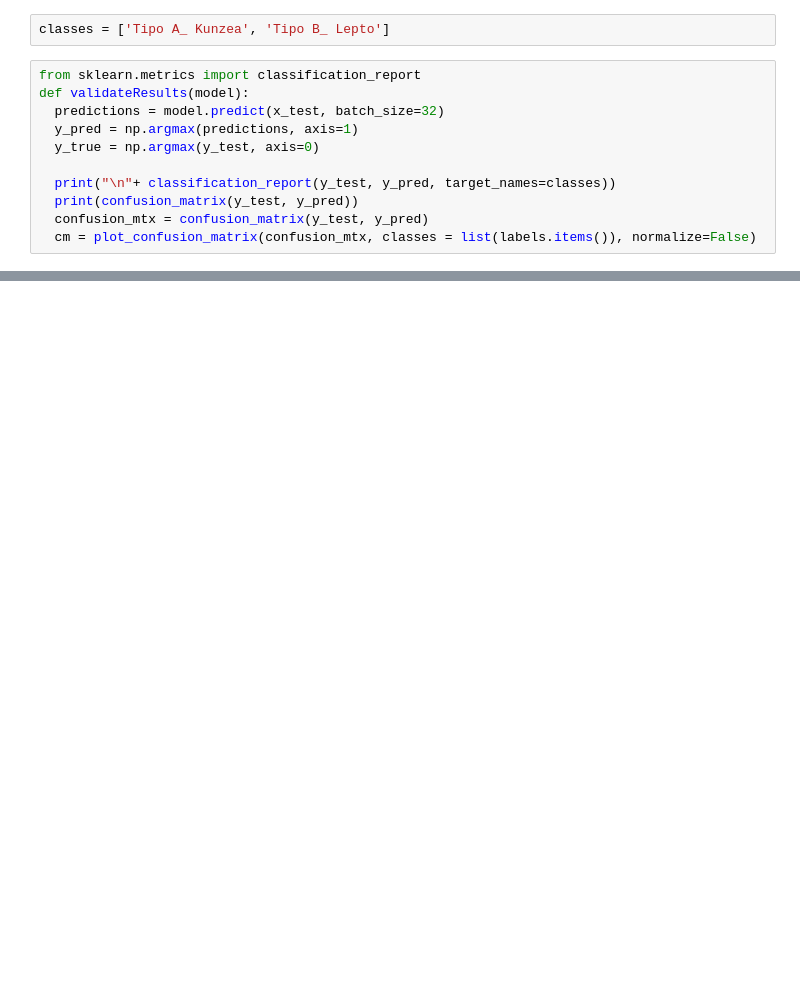
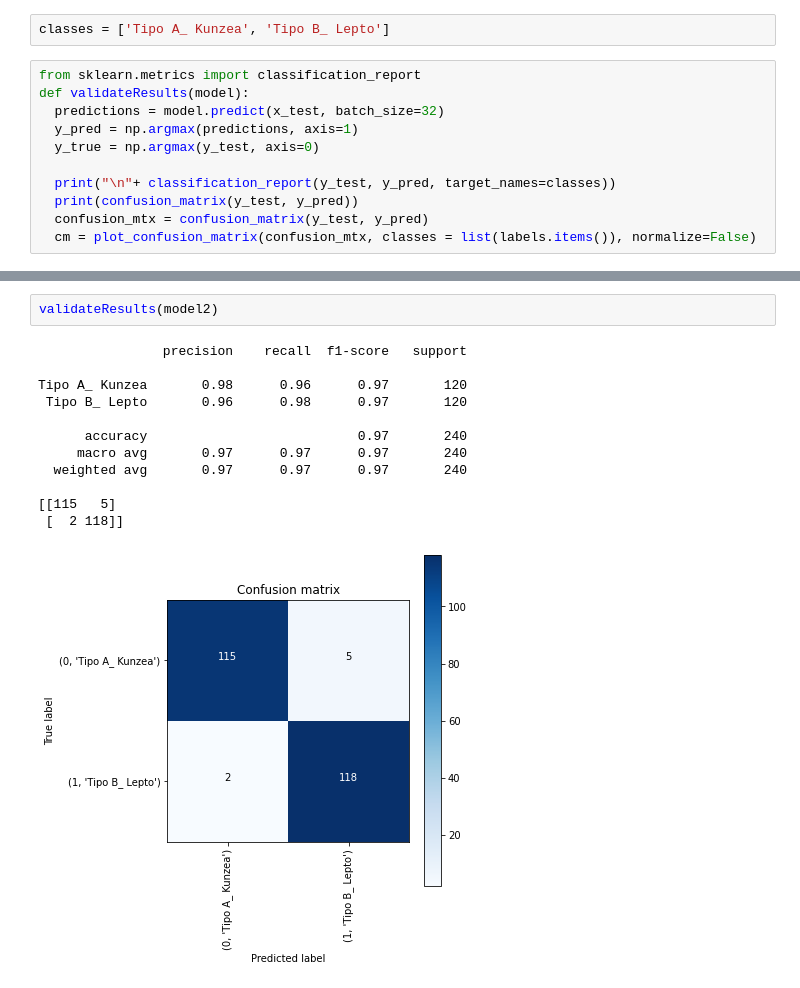
Before and after one commit to DayrisRM/Mineria_PR2, a Jupyter notebook: CNN_models.ipynb, the cells around one changed output, grey strips where cells are left out. Drawn from its saved outputs; the diff is of its cells as text; blank space fills up the shorter version.

```diff
--- a/CNN_models.ipynb
+++ b/CNN_models.ipynb
@@ -235,0 +312,15 @@ Tipo A_ Kunzea       0.92      0.96      0.94       120
+# %%
+validateResults(model2)
+# %% [output]
+                precision    recall  f1-score   support
+
+Tipo A_ Kunzea       0.98      0.96      0.97       120
+ Tipo B_ Lepto       0.96      0.98      0.97       120
+
+      accuracy                           0.97       240
+     macro avg       0.97      0.97      0.97       240
+  weighted avg       0.97      0.97      0.97       240
+
+[[115   5]
+ [  2 118]]
+[figure, added]
```
Also changed, not shown: parts of 19 cells of this notebook.
